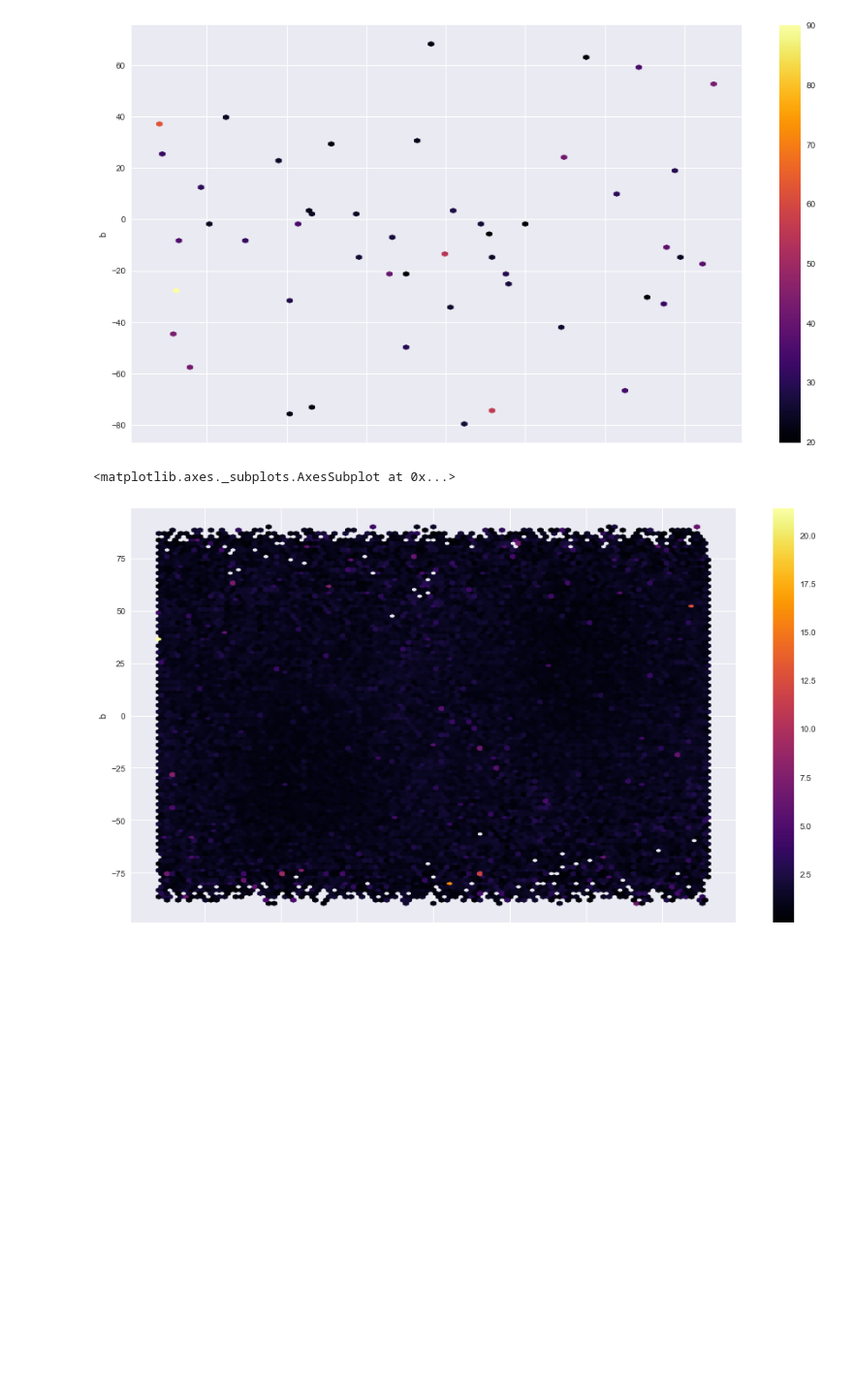
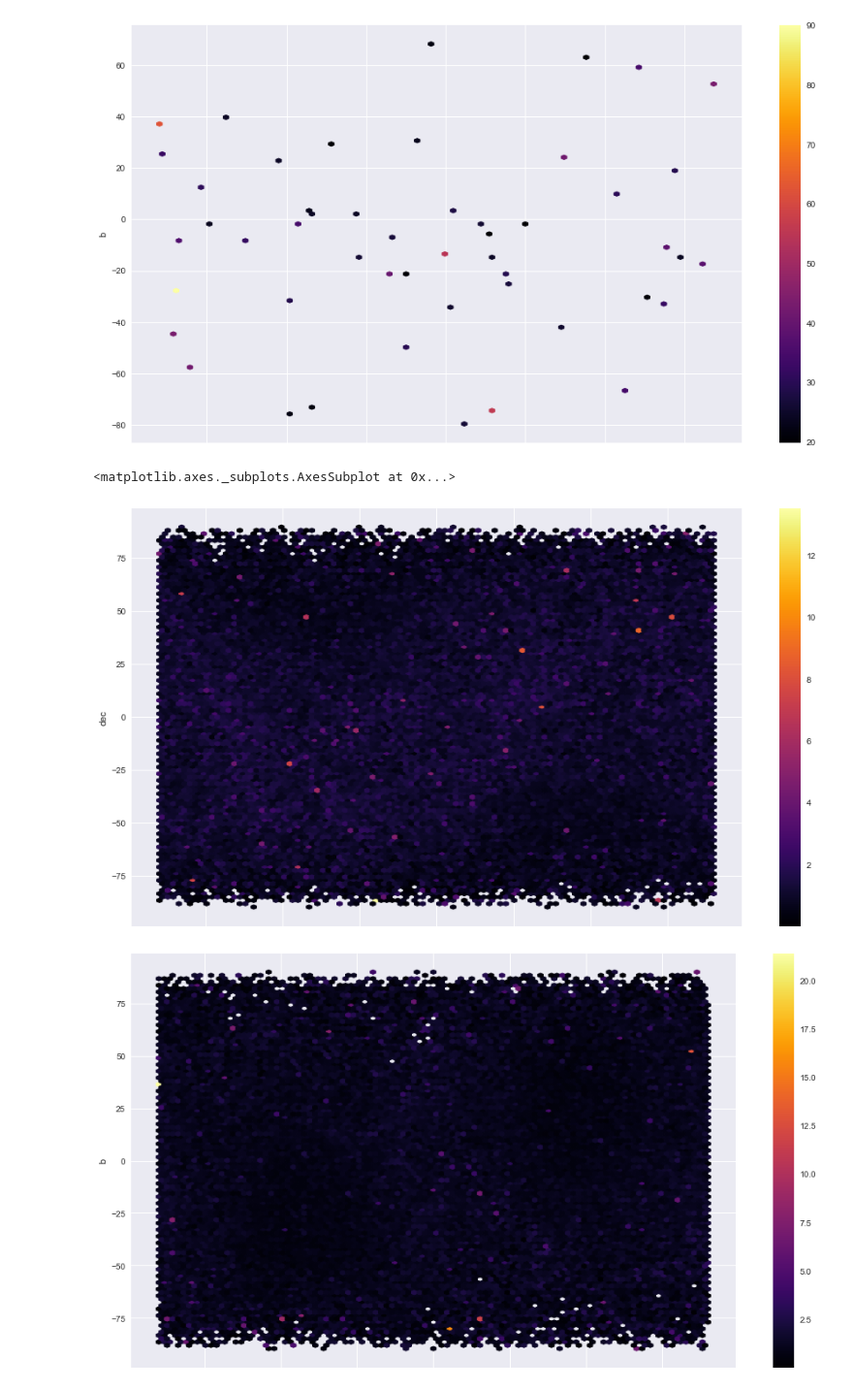
Before and after one commit to paantya/gaialib, a Jupyter notebook: k2018.ipynb, the cells around one changed output. Shown at 97% size. Saved outputs shown, nothing was run; the diff lists cells and outputs as text; code cells hidden in the pictures; blank space fills up the shorter version.

```diff
--- a/k2018.ipynb
+++ b/k2018.ipynb
@@ -421,7 +449,10 @@ tmp.plot.hexbin('l','b','parallax_difference',cmap='inferno',figsize=(16, 9))
 <matplotlib.axes._subplots.AxesSubplot at 0x...>
 [figure]
 # %%
+df_tgas_hip.plot.hexbin('ra','dec','parallax_difference',cmap='inferno',figsize=(16, 9))
 df_tgas_hip.plot.hexbin('l','b','parallax_difference',cmap='inferno',figsize=(16, 9))
+df_tgas_hip.plot.hexbin('ecl_lon', 'ecl_lat','parallax_difference',cmap='inferno',figsize=(16, 9))
 # %% [output]
 <matplotlib.axes._subplots.AxesSubplot at 0x...>
-[figure, old version]
+[figure, new version]
+[figure, added]
```
Also changed, not shown: parts of 14 cells of this notebook.
